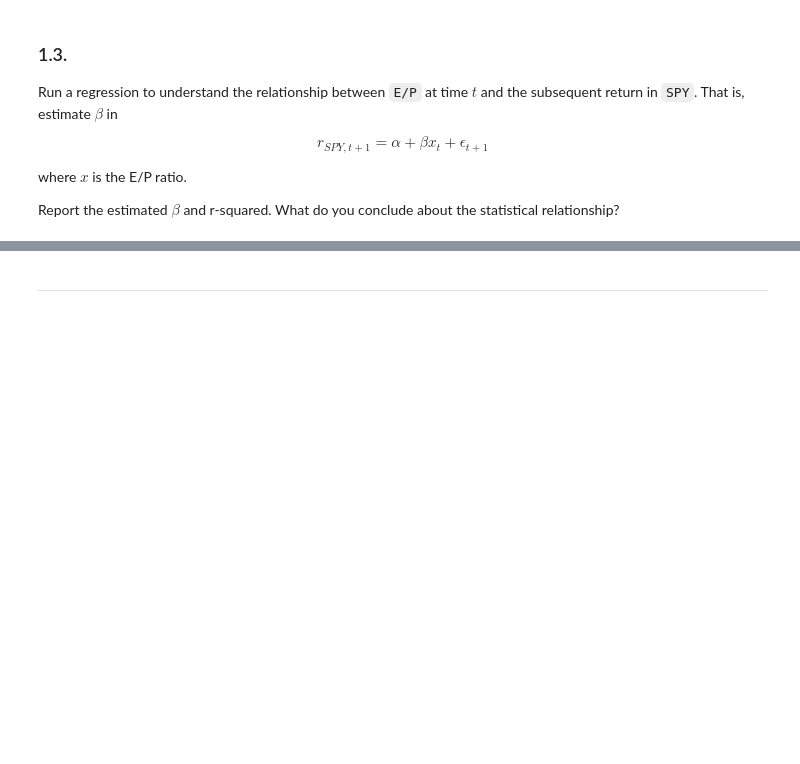
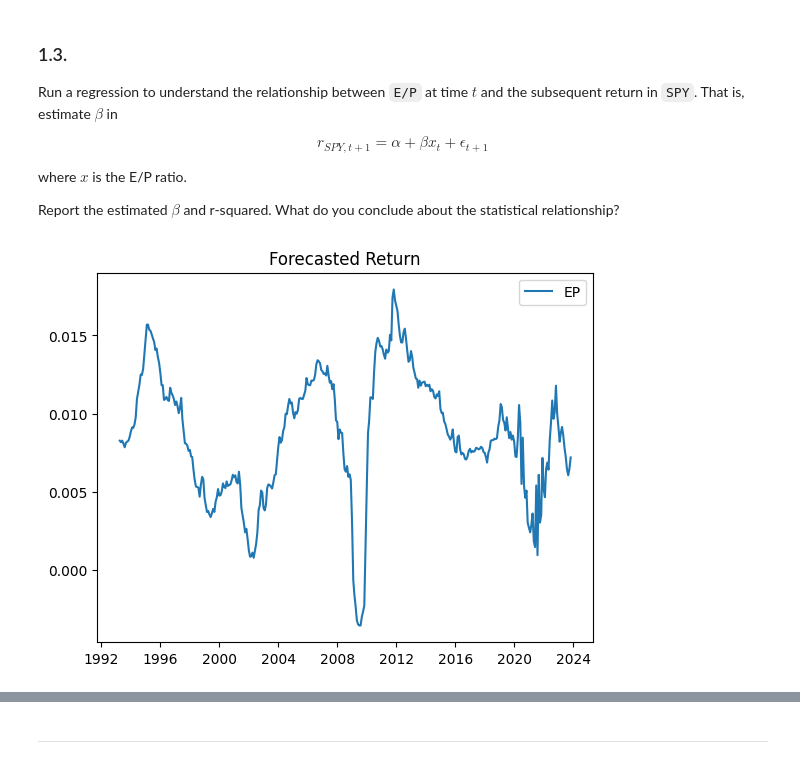
Before and after one commit to joshkorol/portfolio-mgmt, a Jupyter notebook: assignments/Korol_Assignment 6.ipynb, the cells around one changed output, grey strips where cells are left out. Saved outputs shown, nothing was run; the diff lists cells and outputs as text; code cells hidden in the pictures; blank space fills up the shorter version.

```diff
--- a/assignments/Korol_Assignment 6.ipynb
+++ b/assignments/Korol_Assignment 6.ipynb
@@ -43,3 +197,20 @@ $$r_{SPY,t+1} = \alpha + \beta x_t + \epsilon_{t+1}$$
 where $x$ is the E/P ratio.
 
 Report the estimated $\beta$ and r-squared. What do you conclude about the statistical relationship?
+# %%
+import matplotlib.pyplot as plt
+
+y = spy
+X = sigs_lag[['EP']]
+X = sm.add_constant(X)
+
+model = sm.OLS(y, X).fit()
+forecast = model.predict(X)
+forecast.dropna()
+
+plt.plot(forecast)
+plt.legend(["EP"])
+plt.title('Forecasted Return')
+plt.show()
+# %% [output]
+[figure, added]
```
Also changed, not shown: parts of 12 cells of this notebook, 1 other file.
